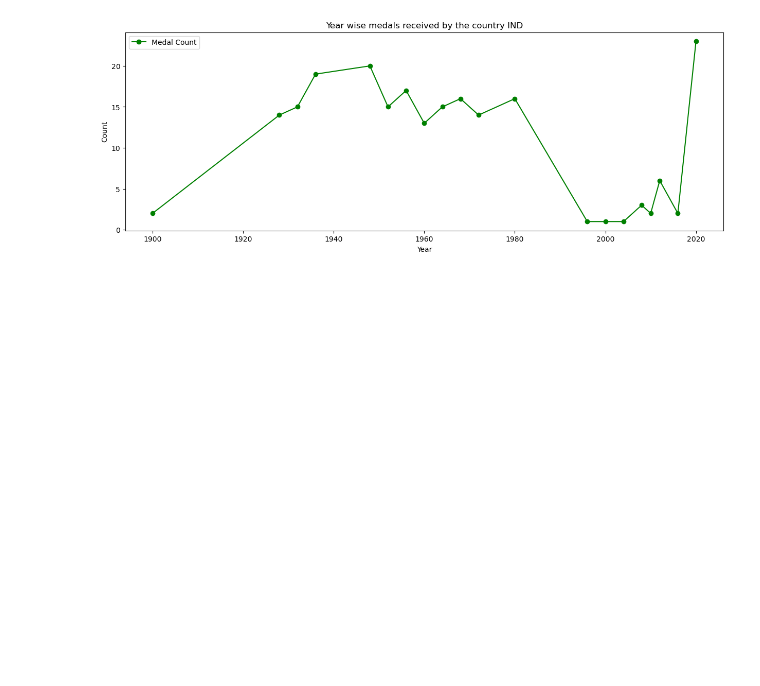
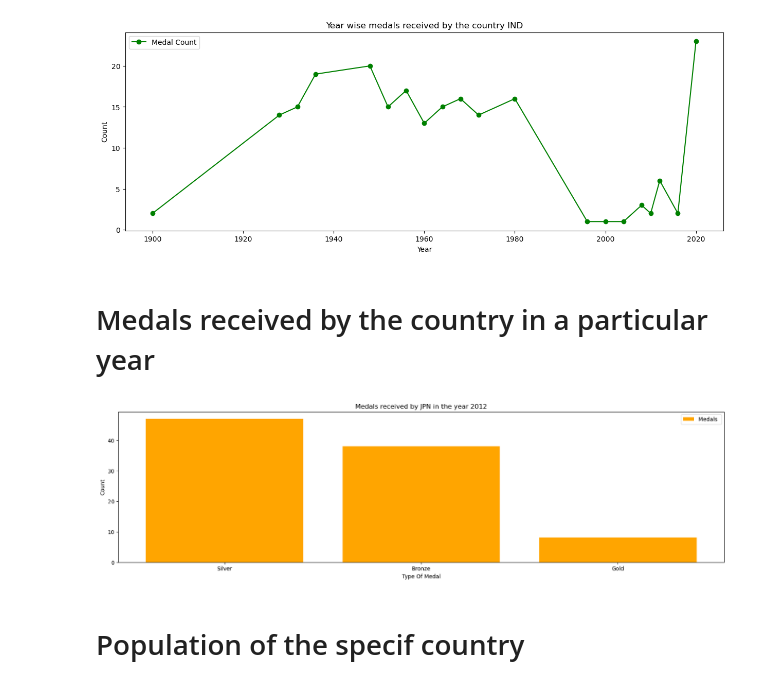
Before and after one commit to Kalyan199999/Data_Analysis, a Jupyter notebook: olymic_data_analysis.ipynb, the cells around one changed output. Cells and saved outputs as stored; diff of their text form; code cells hidden in the pictures; blank space fills up the shorter version.

```diff
--- a/olymic_data_analysis.ipynb
+++ b/olymic_data_analysis.ipynb
@@ -248,3 +250,24 @@ plotLineGraph(
 )
 # %% [output]
 [figure]
+# %% [markdown]
+# Medals received by the country in a particular year
+# %%
+year = 2012
+country_code = 'JPN'
+country_df = medals[ (medals['noc'] == country_code) & (medals['year'] == year) ]
+country_values = country_df['medal'].value_counts()
+# %%
+plotBarGraph(
+    X=country_values.index,
+    Y=country_values.values,
+    XLabel="Type Of Medal",
+    YLabel="Count",
+    label='Medals ',
+    title=f'Medals received by {country_code} in the year {year}',
+    color='orange'
+)
+# %% [output]
+[figure, added]
+# %% [markdown]
+# Population of the specif country
```
Also changed, not shown: parts of 10 cells of this notebook.
